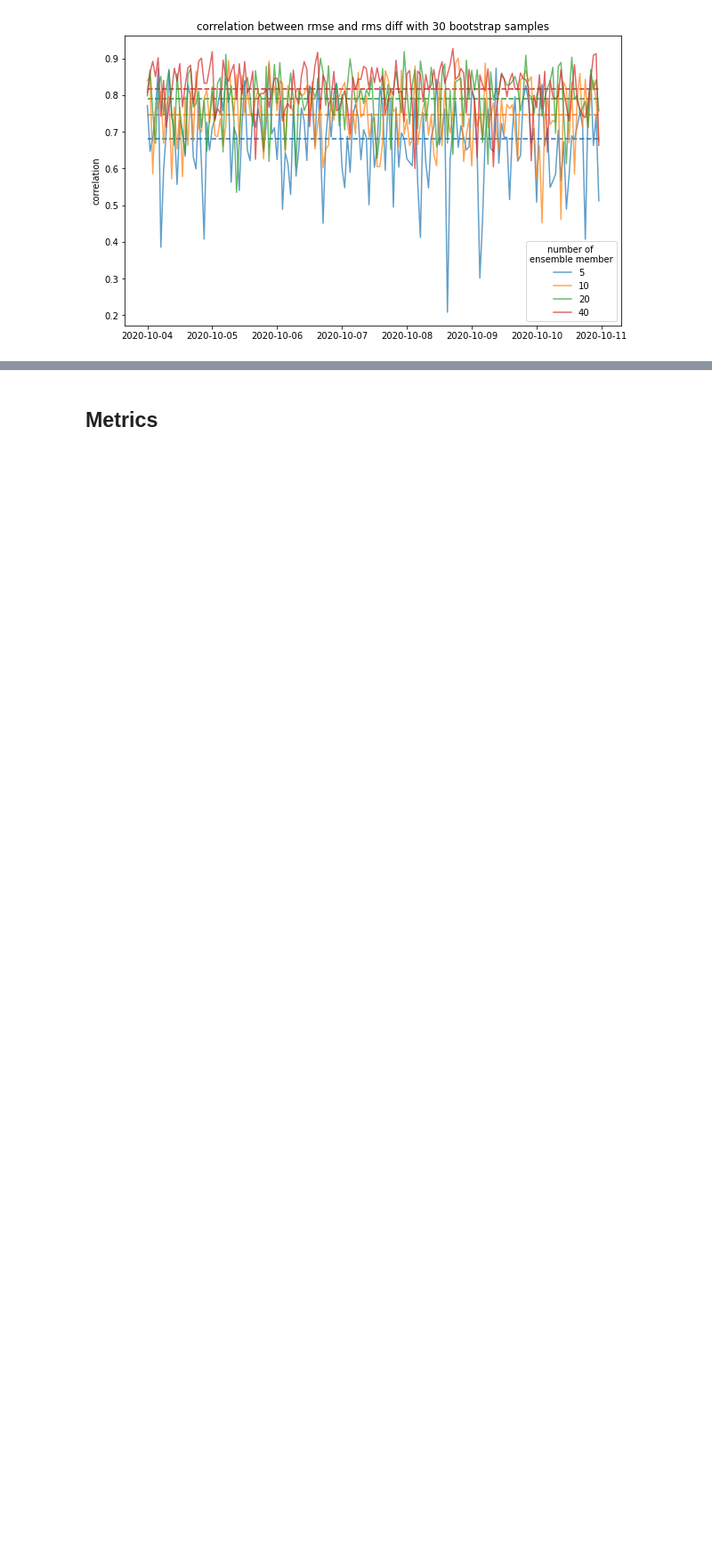
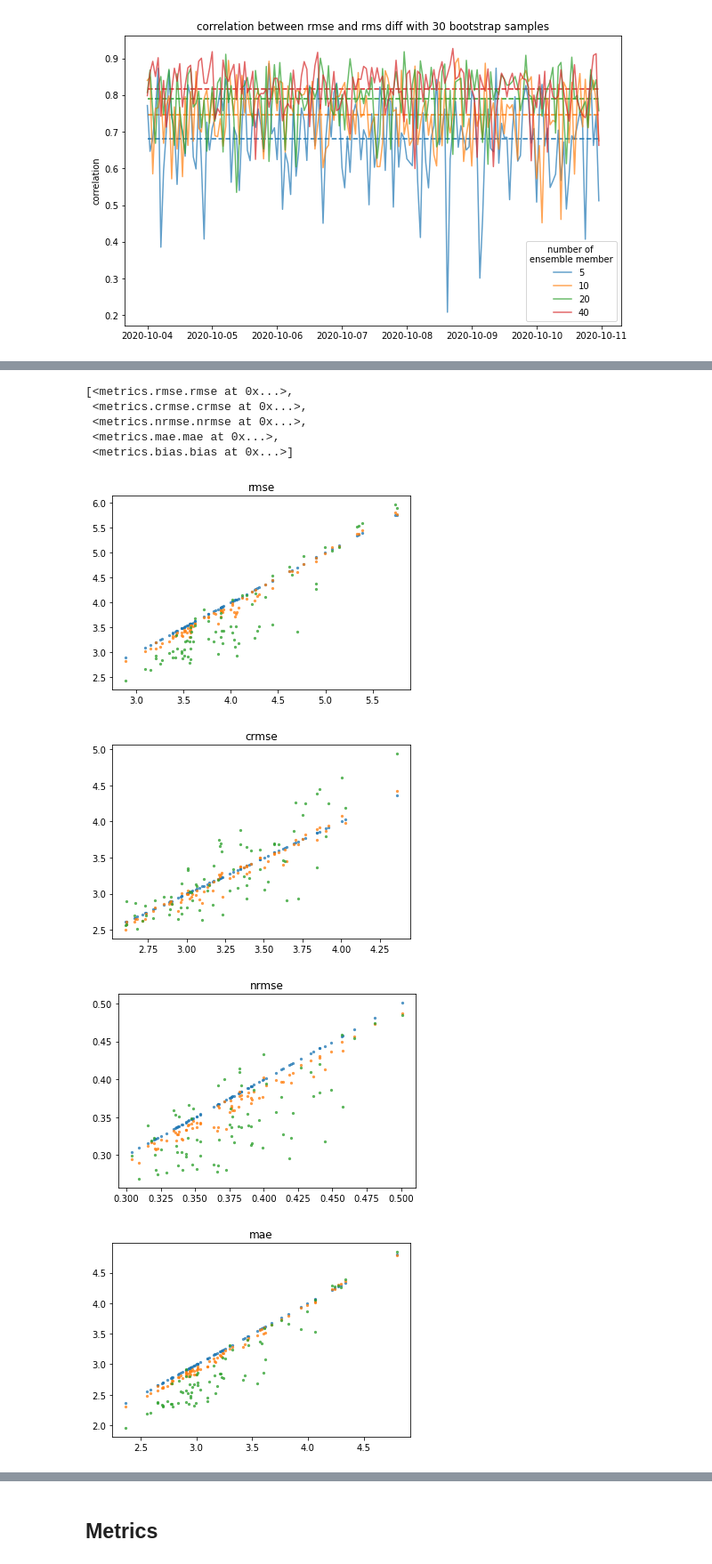
Before and after one commit to joejoeyjoseph/WE-Validate, a Jupyter notebook: notebooks/y_analysis.ipynb, the cells around one changed output, grey strips where cells are left out. Shown at 89% size. Drawn from its saved outputs; the diff is of its cells as text; code cells hidden in the pictures; blank space fills up the shorter version.

```diff
--- a/notebooks/y_analysis.ipynb
+++ b/notebooks/y_analysis.ipynb
@@ -1241,0 +855,55 @@ lev_df
+# %%
+metrics_list = ['rmse', 'crmse', 'nrmse', 'mae', 'bias']
+
+metrics_objs = [eval_tools.get_module_class('metrics', m)() for m in metrics_list]
+# %%
+metrics_objs
+# %% [output]
+[<metrics.rmse.rmse at 0x...>,
+ <metrics.crmse.crmse at 0x...>,
+ <metrics.nrmse.nrmse at 0x...>,
+ <metrics.mae.mae at 0x...>,
+ <metrics.bias.bias at 0x...>]
+# %%
+case = 'fino'
+org = 'weprog'
+
+in_df = read_ts_df(case, org)
+
+lev_df = pd.DataFrame()
+
+for member in in_df[lev].columns.get_level_values(0).unique():
+
+    lev_df[member] = in_df[lev][member][member+'_ws']
+
+lev_df[case] = in_df[lev][member][case+'_ws']
+
+lev_df.dropna(inplace=True)
+# %%
+gt3_df = lev_df.where(lev_df > 3, np.nan)
+gt6_df = lev_df.where(lev_df > 6, np.nan)
+
+d_size = 5
+al_pha = 0.7
+
+for m_o in metrics_objs:
+
+    m_list, m_list2, m_list3 = [], [], []
+
+    for org in list(lev_df.columns.drop([case])):
+
+        m_list.append(m_o.compute(lev_df[case], lev_df[org]))
+        m_list2.append(m_o.compute(gt3_df[case], lev_df[org]))
+        m_list3.append(m_o.compute(gt6_df[case], lev_df[org]))
+
+    plt.scatter(m_list, m_list, s=d_size, alpha=al_pha)
+    plt.scatter(m_list, m_list2, s=d_size, alpha=al_pha)
+    plt.scatter(m_list, m_list3, s=d_size, alpha=al_pha)
+
+    plt.title(str(m_o.__class__).split('.')[1])
+    plt.show()
+# %% [output]
+[figure, added]
+[figure, added]
+[figure, added]
+[figure, added]
```
Also changed, not shown: parts of 44 cells of this notebook.
